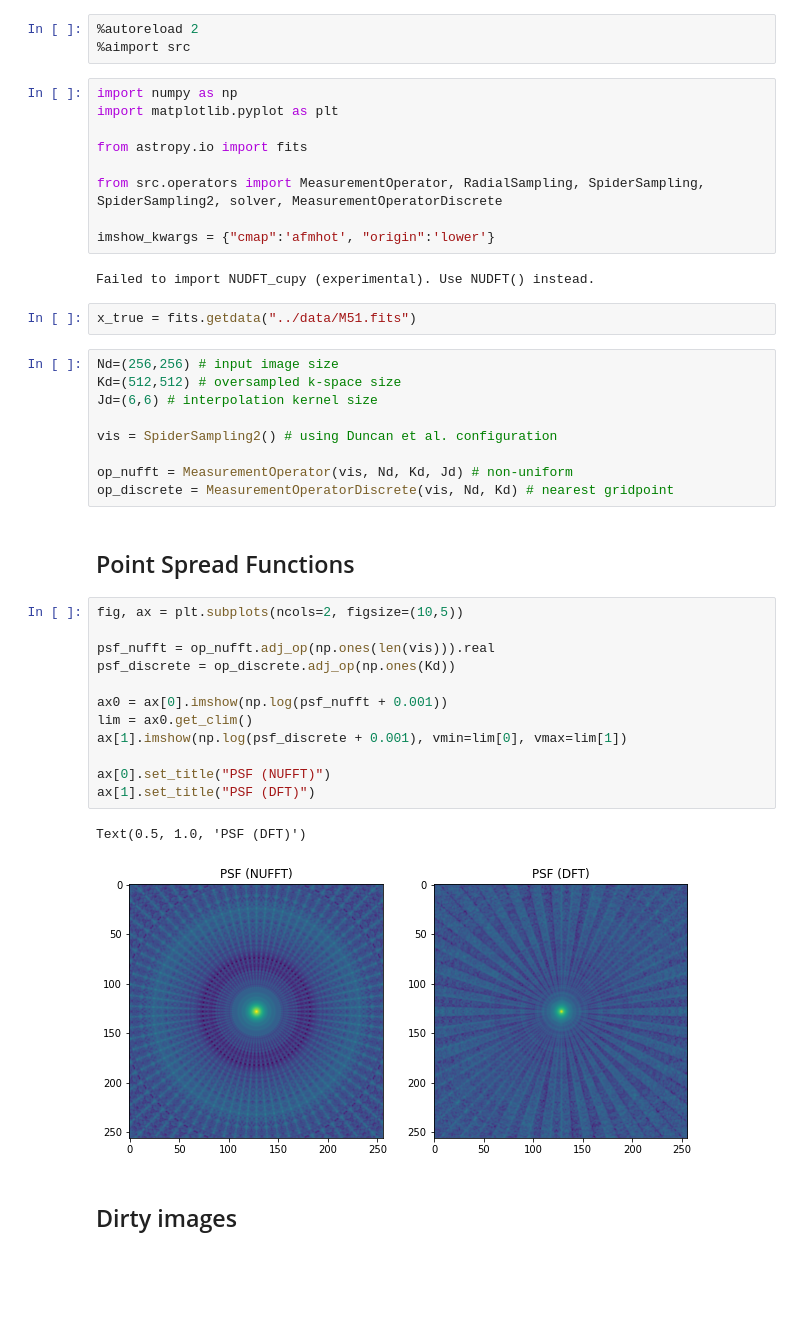
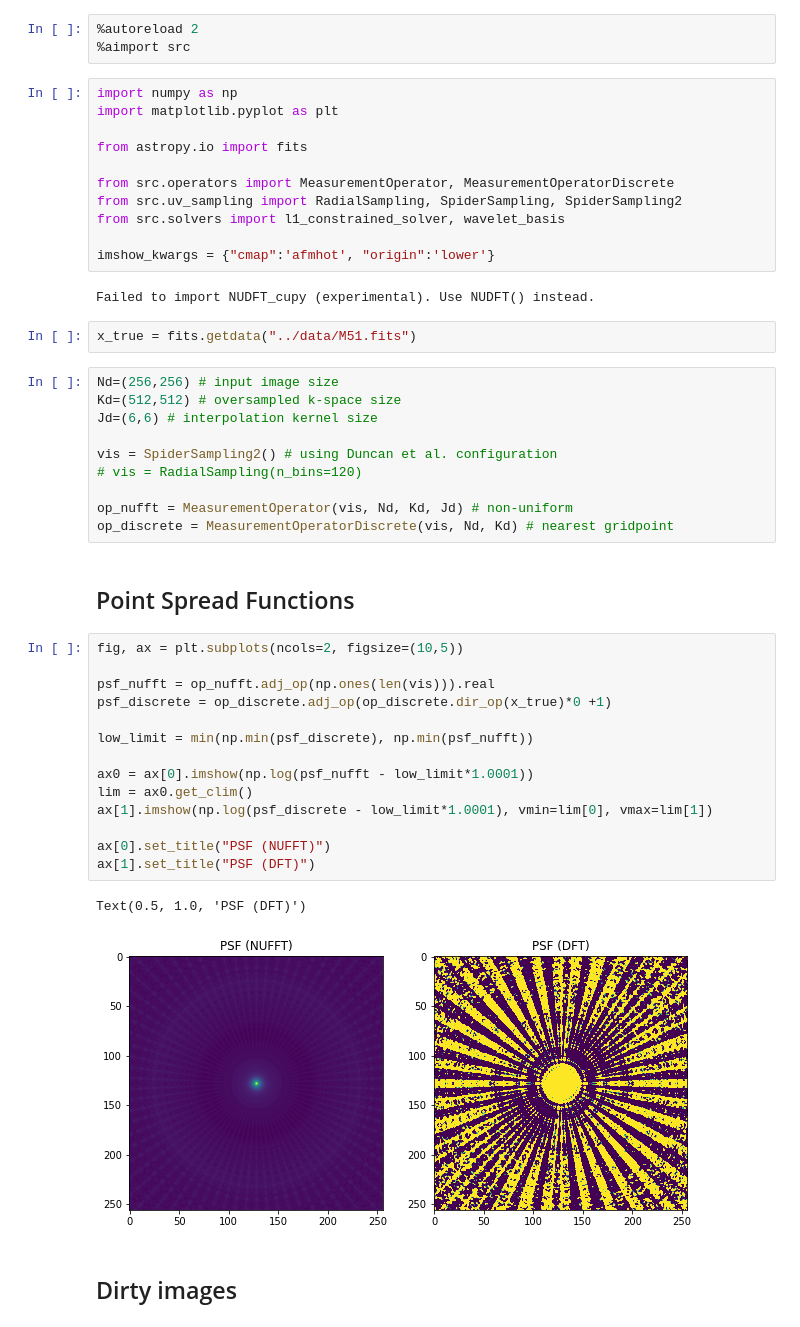
Before and after one commit to astro-informatics/LeIA, a Jupyter notebook: notebooks/Gridpoint_vs_NUFFT.ipynb, the cells around one changed output. Drawn from its saved outputs; the diff is of its cells as text; blank space fills up the shorter version.

```diff
--- a/notebooks/Gridpoint_vs_NUFFT.ipynb
+++ b/notebooks/Gridpoint_vs_NUFFT.ipynb
@@ -9,7 +9,9 @@ import matplotlib.pyplot as plt
 
 from astropy.io import fits
 
-from src.operators import MeasurementOperator, RadialSampling, SpiderSampling, SpiderSampling2, solver, MeasurementOperatorDiscrete
+from src.operators import MeasurementOperator, MeasurementOperatorDiscrete
+from src.uv_sampling import RadialSampling, SpiderSampling, SpiderSampling2
+from src.solvers import l1_constrained_solver, wavelet_basis
 
 imshow_kwargs = {"cmap":'afmhot', "origin":'lower'}
 # %% [output]
@@ -22,6 +24,7 @@ Kd=(512,512) # oversampled k-space size
 Jd=(6,6) # interpolation kernel size
 
 vis = SpiderSampling2() # using Duncan et al. configuration
+# vis = RadialSampling(n_bins=120)
 
 op_nufft = MeasurementOperator(vis, Nd, Kd, Jd) # non-uniform
 op_discrete = MeasurementOperatorDiscrete(vis, Nd, Kd) # nearest gridpoint
@@ -30,18 +33,20 @@ op_discrete = MeasurementOperatorDiscrete(vis, Nd, Kd) # nearest gridpoint
 # %%
 fig, ax = plt.subplots(ncols=2, figsize=(10,5))
 
 psf_nufft = op_nufft.adj_op(np.ones(len(vis))).real
-psf_discrete = op_discrete.adj_op(np.ones(Kd))
+psf_discrete = op_discrete.adj_op(op_discrete.dir_op(x_true)*0 +1)
 
-ax0 = ax[0].imshow(np.log(psf_nufft + 0.001))
+low_limit = min(np.min(psf_discrete), np.min(psf_nufft))
+
+ax0 = ax[0].imshow(np.log(psf_nufft - low_limit*1.0001))
 lim = ax0.get_clim()
-ax[1].imshow(np.log(psf_discrete + 0.001), vmin=lim[0], vmax=lim[1])
+ax[1].imshow(np.log(psf_discrete - low_limit*1.0001), vmin=lim[0], vmax=lim[1])
 
 ax[0].set_title("PSF (NUFFT)")
 ax[1].set_title("PSF (DFT)")
 # %% [output]
 Text(0.5, 1.0, 'PSF (DFT)')
-[figure, old version]
+[figure, new version]
 # %% [markdown]
 ## Dirty images
 # %%
```
Also changed, not shown: parts of 7 cells of this notebook, 4 other files.
